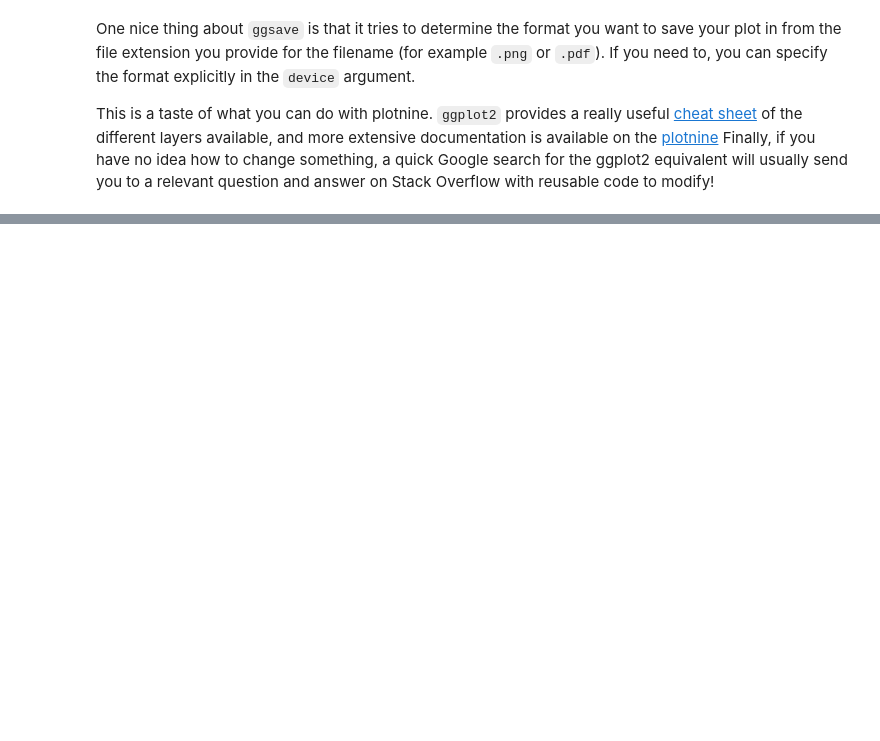
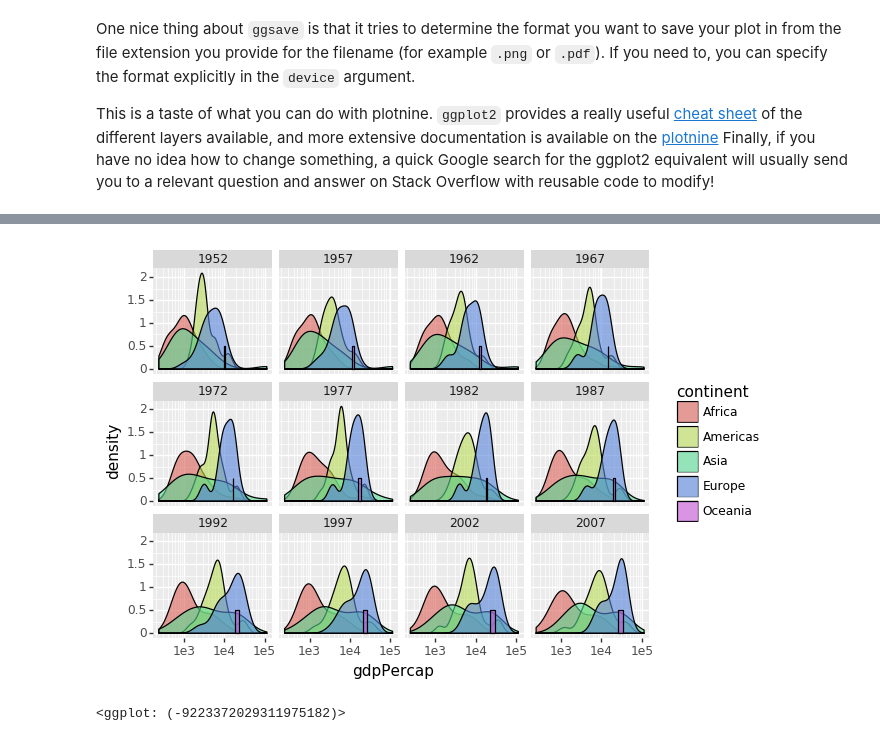
Before and after one commit to PNNL-CompBio/2020-04.01-02-PNNL-SWC, a Jupyter notebook: Notebooks/Plotting with Plotnine.ipynb, the cells around one changed output, grey strips where cells are left out. Cells and saved outputs as stored; diff of their text form; code cells hidden in the pictures; blank space fills up the shorter version.

Commit message:
life exp by year. Challenge 5

```diff
--- a/Notebooks/Plotting with Plotnine.ipynb
+++ b/Notebooks/Plotting with Plotnine.ipynb
@@ -518,0 +535,12 @@ code to modify!
+# %%
+from plotnine import geom_density
+
+(  ggplot( data    = gapminder,
+           mapping = aes( x    = "gdpPercap",
+                          fill = "continent"))
+ + geom_density( alpha = 0.6 )
+ + facet_wrap( "year" )
+ + scale_x_log10( ) )
+# %% [output]
+[figure, added]
+<ggplot: (-9223372029311975182)>
```
Also changed, not shown: parts of 5 cells of this notebook.
